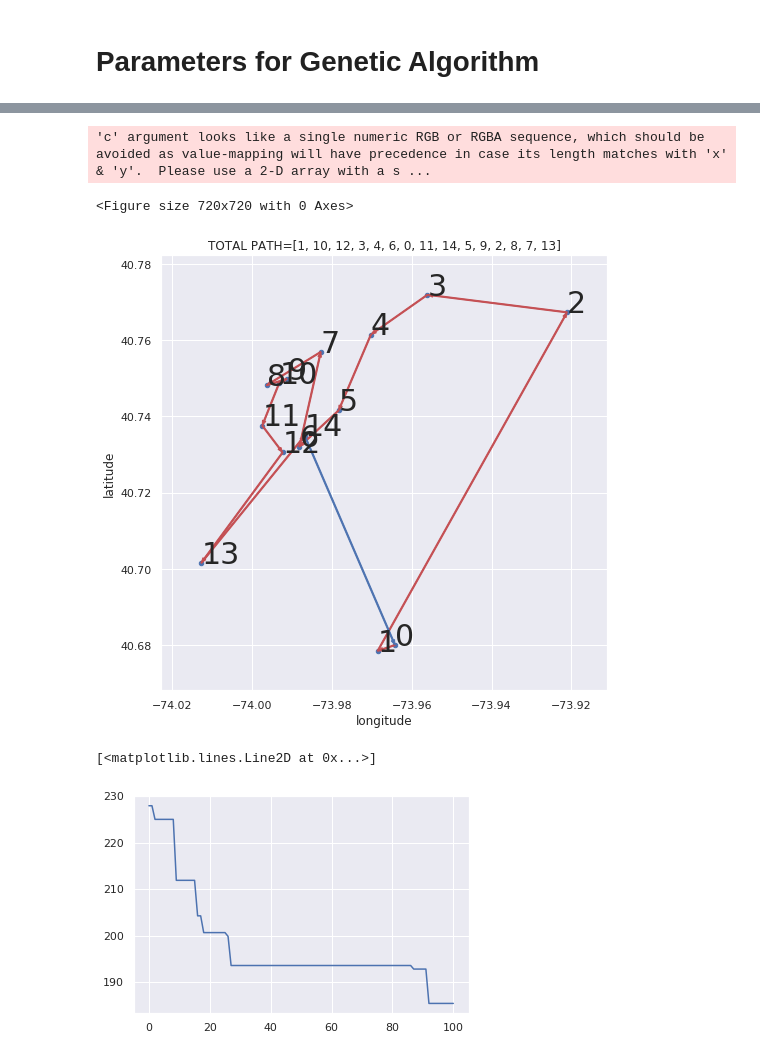
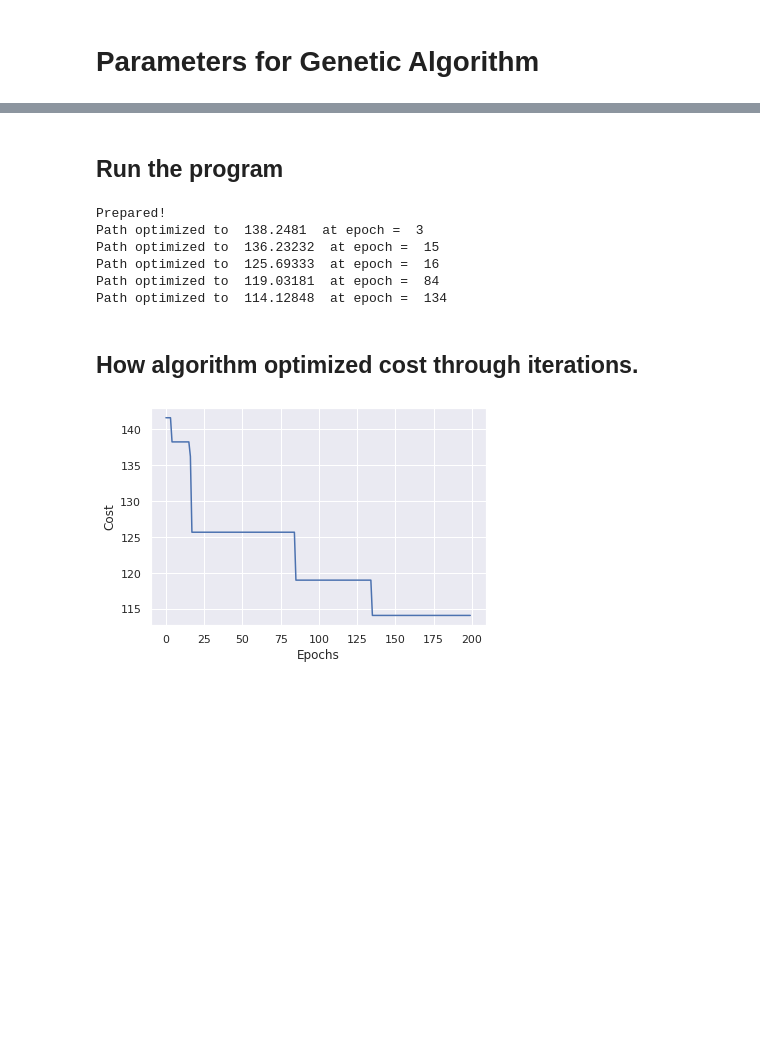
Before and after one commit to masouduut94/genetic-algorithm-trip-optimizer, a Jupyter notebook: TSP_Genetic_Optimizer.ipynb, the cells around one changed output, grey strips where cells are left out. Saved outputs shown, nothing was run; the diff lists cells and outputs as text; code cells hidden in the pictures; blank space fills up the shorter version.

```diff
--- a/TSP_Genetic_Optimizer.ipynb
+++ b/TSP_Genetic_Optimizer.ipynb
@@ -170,11 +159,3 @@ def fitness(elem):
     return elem[1]
 # %% [markdown]
 # Parameters for Genetic Algorithm
-# %%
-filename = "xgb_model.sav"
-xgb_model = pickle.load(open(filename, 'rb'))
-n_locations = 15
-n_pop = 40
-n_generations = 100
-mu_rate = 0.2
-keep_rate = 0.4
@@ -197,7 +161,0 @@ for i in range(samples.shape[0]):
-# %%
-chromosomes = []
-for i in range(n_pop):
-    chm = chromosome(locations)
-    chm.Shuffle()
-    chromosomes.append([chm, chm.Fitness()])
-chromosomes.sort(key=fitness)
@@ -206,21 +161,0 @@ chromosomes.sort(key=fitness)
-# %%
-results = []
-results.append(chromosomes[0][1])
-
-for epoch in range(n_generations):
-    n_keep = int(keep_rate * n_pop)
-    for i in range(n_keep,n_pop):
-        parent = deepcopy(random.choice(chromosomes[0:n_keep])[0])
-        parent.CrossOver_1()
-        chromosomes[i] = [parent, parent.Fitness()]
-
-    chromosomes.sort(key=fitness)
-    for i in range(1,n_pop):
-        m = random.random()
-        if m <= mu_rate:
-            chromosomes[i][0].Mutate(6)
-            chromosomes[i][1] = chromosomes[i][0].Fitness()
-    chromosomes.sort(key=fitness)
-    if chromosomes[0][1] < min(results):
-        print('Path optimized to ', chromosomes[0][1], ' at epoch = ', epoch)
-    results.append(chromosomes[0][1])
@@ -236,6 +161,0 @@ Path optimized to  185.43958  at epoch =  91
-# %%
-chromosomes[0][0].Plot()
-# %% [output]
-'c' argument looks like a single numeric RGB or RGBA sequence, which should be avoided as value-mapping will have precedence in case its length matches with 'x' & 'y'.  Please use a 2-D array with a s ...
-<Figure size 720x720 with 0 Axes>
-[figure, removed]
@@ -242,5 +242,22 @@ chromosomes[0][0].Plot()
+# %% [markdown]
+## Run the program
+# %%
+args = {'populations':40, 'num_locations':10,
+        'generations':200, 'mutation_rate':0.2,
+        'keep_rate':0.4, 'csv_file':"test.csv"}
+
+agent = GeneticOptimizer(**args)
+results = agent.run()
+# %% [output]
+Prepared!
+Path optimized to  138.2481  at epoch =  3
+Path optimized to  136.23232  at epoch =  15
+Path optimized to  125.69333  at epoch =  16
+Path optimized to  119.03181  at epoch =  84
+Path optimized to  114.12848  at epoch =  134
+# %% [markdown]
+## How algorithm optimized cost through iterations.
 # %%
-plt.plot(results)
+GeneticOptimizer.plot(results)
 # %% [output]
-[<matplotlib.lines.Line2D at 0x...>]
-[figure, old version]
+[figure, new version]
```
Also changed, not shown: parts of 11 cells of this notebook.
